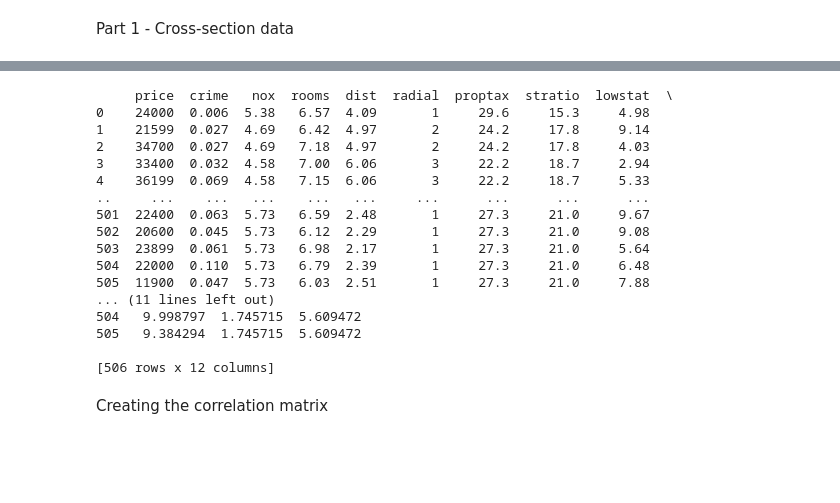
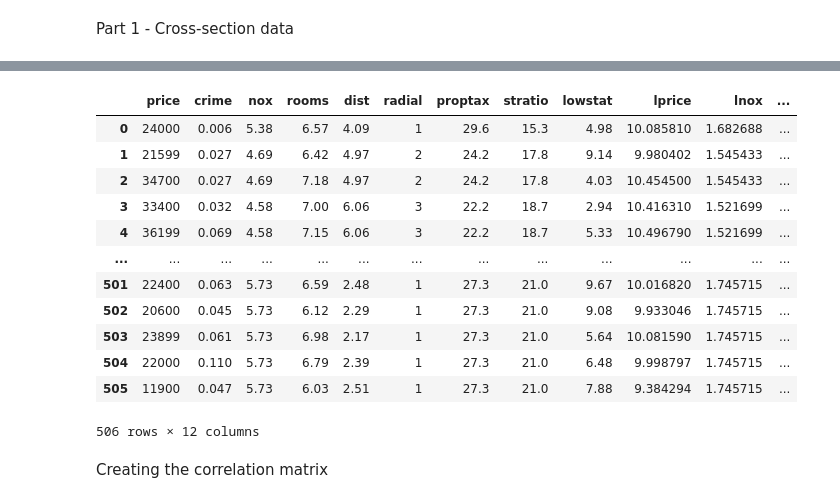
Before and after one commit to guik1010/Econometrics-Project, a Jupyter notebook: Part1.ipynb, the cells around one changed output, grey strips where cells are left out. Drawn from its saved outputs; the diff is of its cells as text; code cells hidden in the pictures; blank space fills up the shorter version.

```diff
--- a/Part1.ipynb
+++ b/Part1.ipynb
@@ -3,43 +89,39 @@ Part 1 - Cross-section data
 # %%
 import pandas as pd
 
 df = pd.read_csv('HPRICE2.RAW', delim_whitespace=True, decimal='.', header=None)
 df = df.apply(pd.to_numeric)
 
 df = df.rename(columns={
     0: "price",
     1: "crime",
     2: "nox",
     3: "rooms",
     4: "dist",
     5: "radial",
     6: "proptax",
     7: "stratio",
     8: "lowstat",
     9: "lprice",
     10: "lnox",
     11: "lproptax",
 })
 
-print(df)
+df
 # %% [output]
+|  | price | crime | nox | rooms | dist | radial | proptax | stratio | lowstat | lprice | lnox | ... |
+| 0 | 24000 | 0.006 | 5.38 | 6.57 | 4.09 | 1 | 29.6 | 15.3 | 4.98 | 10.085810 | 1.682688 | ... |
+| 1 | 21599 | 0.027 | 4.69 | 6.42 | 4.97 | 2 | 24.2 | 17.8 | 9.14 | 9.980402 | 1.545433 | ... |
+| 2 | 34700 | 0.027 | 4.69 | 7.18 | 4.97 | 2 | 24.2 | 17.8 | 4.03 | 10.454500 | 1.545433 | ... |
+| 3 | 33400 | 0.032 | 4.58 | 7.00 | 6.06 | 3 | 22.2 | 18.7 | 2.94 | 10.416310 | 1.521699 | ... |
+| 4 | 36199 | 0.069 | 4.58 | 7.15 | 6.06 | 3 | 22.2 | 18.7 | 5.33 | 10.496790 | 1.521699 | ... |
+| ... | ... | ... | ... | ... | ... | ... | ... | ... | ... | ... | ... | ... |
+| 501 | 22400 | 0.063 | 5.73 | 6.59 | 2.48 | 1 | 27.3 | 21.0 | 9.67 | 10.016820 | 1.745715 | ... |
+| 502 | 20600 | 0.045 | 5.73 | 6.12 | 2.29 | 1 | 27.3 | 21.0 | 9.08 | 9.933046 | 1.745715 | ... |
+| 503 | 23899 | 0.061 | 5.73 | 6.98 | 2.17 | 1 | 27.3 | 21.0 | 5.64 | 10.081590 | 1.745715 | ... |
+| 504 | 22000 | 0.110 | 5.73 | 6.79 | 2.39 | 1 | 27.3 | 21.0 | 6.48 | 9.998797 | 1.745715 | ... |
+| 505 | 11900 | 0.047 | 5.73 | 6.03 | 2.51 | 1 | 27.3 | 21.0 | 7.88 | 9.384294 | 1.745715 | ... |
-     price  crime   nox  rooms  dist  radial  proptax  stratio  lowstat  \
-0    24000  0.006  5.38   6.57  4.09       1     29.6     15.3     4.98
-1    21599  0.027  4.69   6.42  4.97       2     24.2     17.8     9.14
-2    34700  0.027  4.69   7.18  4.97       2     24.2     17.8     4.03
-3    33400  0.032  4.58   7.00  6.06       3     22.2     18.7     2.94
-4    36199  0.069  4.58   7.15  6.06       3     22.2     18.7     5.33
-..     ...    ...   ...    ...   ...     ...      ...      ...      ...
-501  22400  0.063  5.73   6.59  2.48       1     27.3     21.0     9.67
-502  20600  0.045  5.73   6.12  2.29       1     27.3     21.0     9.08
-503  23899  0.061  5.73   6.98  2.17       1     27.3     21.0     5.64
-504  22000  0.110  5.73   6.79  2.39       1     27.3     21.0     6.48
-505  11900  0.047  5.73   6.03  2.51       1     27.3     21.0     7.88
-... (11 lines left out)
-504   9.998797  1.745715  5.609472
-505   9.384294  1.745715  5.609472
-
-[506 rows x 12 columns]
+506 rows × 12 columns
 # %% [markdown]
 Creating the correlation matrix
 # %%
```
Also changed, not shown: parts of 15 cells of this notebook, 1 other file.
